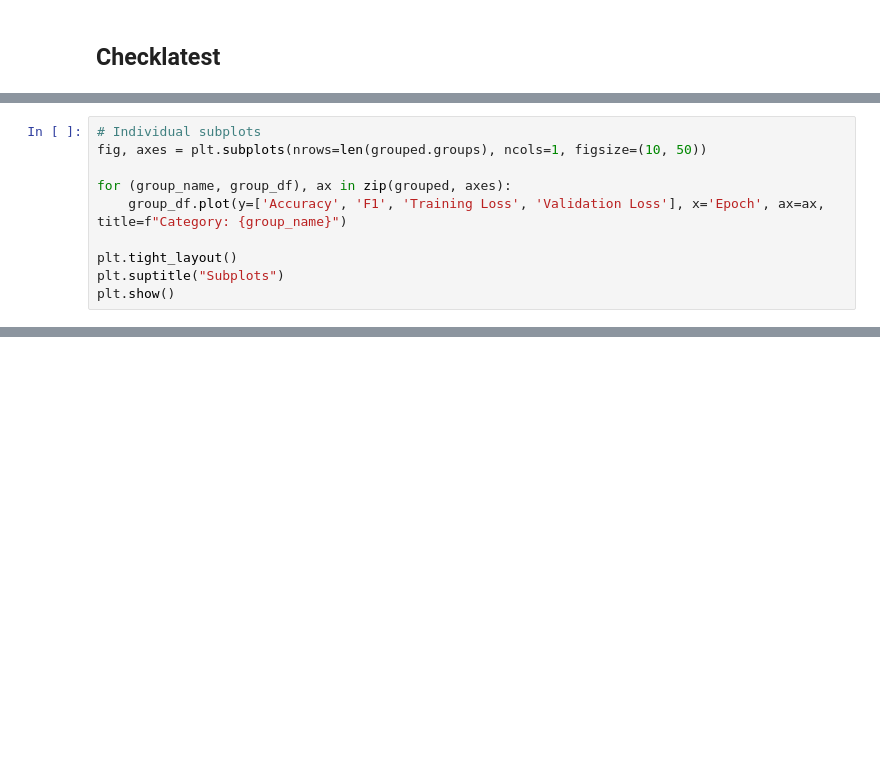
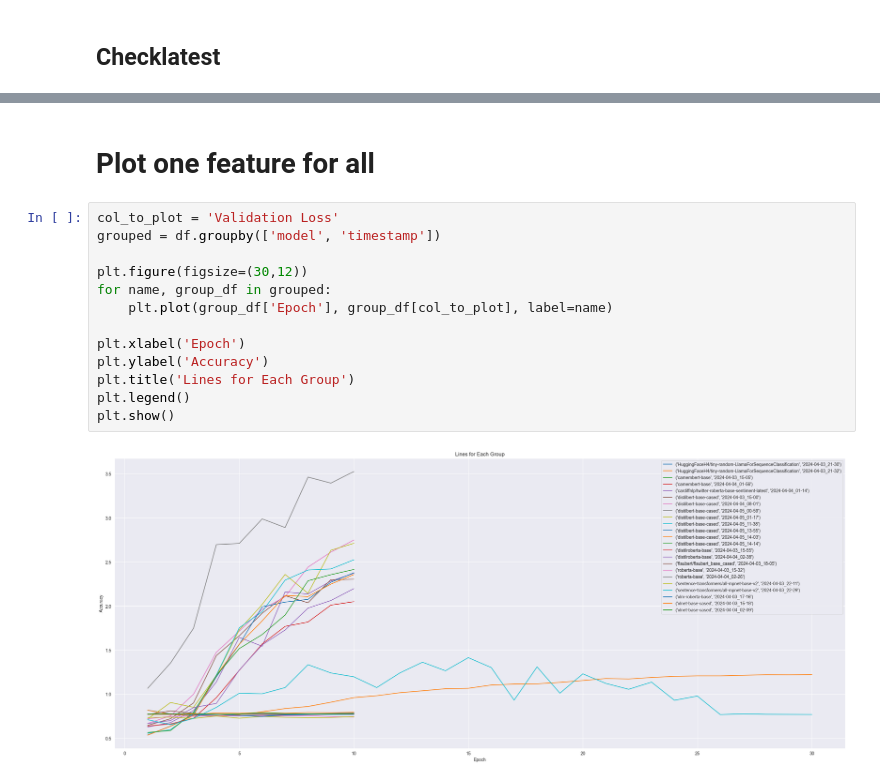
Before and after one commit to japarty/looptune, a Jupyter notebook: Plot from logs.ipynb, the cells around one changed output, grey strips where cells are left out. Drawn from its saved outputs; the diff is of its cells as text; blank space fills up the shorter version.

```diff
--- a/Plot from logs.ipynb
+++ b/Plot from logs.ipynb
@@ -37,10 +48,0 @@ AttributeError: 'Series' object has no attribute 'sort'
-# %%
-# Individual subplots
-fig, axes = plt.subplots(nrows=len(grouped.groups), ncols=1, figsize=(10, 50))
-
-for (group_name, group_df), ax in zip(grouped, axes):
-    group_df.plot(y=['Accuracy', 'F1', 'Training Loss', 'Validation Loss'], x='Epoch', ax=ax, title=f"Category: {group_name}")
-
-plt.tight_layout()
-plt.suptitle("Subplots")
-plt.show()
@@ -53,0 +49,17 @@ Box(children=(HTML(value='<div id="ifr-pyg-0006153f661724ca4VsrAvJwBg1GRDKM" sty
+# %% [markdown]
+# Plot one feature for all
+# %%
+col_to_plot = 'Validation Loss'
+grouped = df.groupby(['model', 'timestamp'])
+
+plt.figure(figsize=(30,12))
+for name, group_df in grouped:
+    plt.plot(group_df['Epoch'], group_df[col_to_plot], label=name)
+
+plt.xlabel('Epoch')
+plt.ylabel('Accuracy')
+plt.title('Lines for Each Group')
+plt.legend()
+plt.show()
+# %% [output]
+[figure, new version]
```
Also changed, not shown: parts of 7 cells of this notebook.
